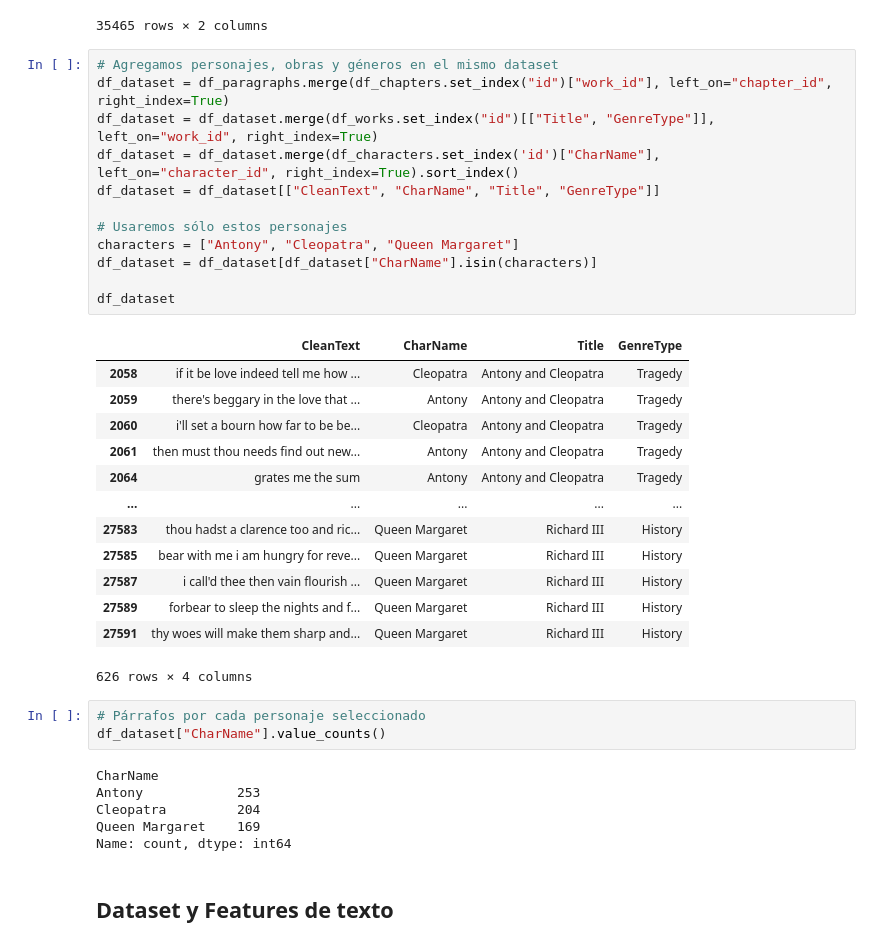
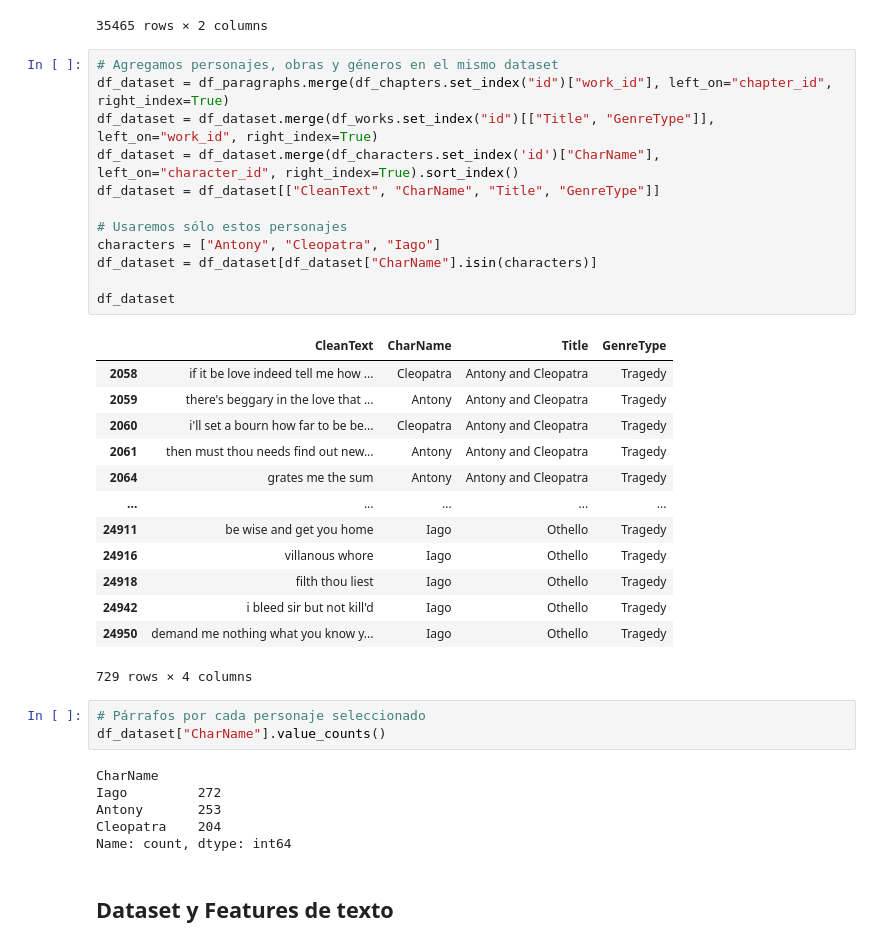
Before and after one commit to AlinaMendez/intro-cd, a Jupyter notebook: Tarea_2/shakespeare_tarea_2.ipynb, the cells around one changed output. Saved outputs shown, nothing was run; the diff lists cells and outputs as text.

```diff
--- a/Tarea_2/shakespeare_tarea_2.ipynb
+++ b/Tarea_2/shakespeare_tarea_2.ipynb
@@ -140,37 +141,37 @@ df_paragraphs[["PlainText", "CleanText"]]
 # %%
 # Agregamos personajes, obras y géneros en el mismo dataset
 df_dataset = df_paragraphs.merge(df_chapters.set_index("id")["work_id"], left_on="chapter_id", right_index=True)
 df_dataset = df_dataset.merge(df_works.set_index("id")[["Title", "GenreType"]], left_on="work_id", right_index=True)
 df_dataset = df_dataset.merge(df_characters.set_index('id')["CharName"], left_on="character_id", right_index=True).sort_index()
 df_dataset = df_dataset[["CleanText", "CharName", "Title", "GenreType"]]
 
 # Usaremos sólo estos personajes
-characters = ["Antony", "Cleopatra", "Queen Margaret"]
+characters = ["Antony", "Cleopatra", "Iago"]
 df_dataset = df_dataset[df_dataset["CharName"].isin(characters)]
 
 df_dataset
 # %% [output]
 |  | CleanText | CharName | Title | GenreType |
 | 2058 | if it be love indeed tell me how ... | Cleopatra | Antony and Cleopatra | Tragedy |
 | 2059 | there's beggary in the love that ... | Antony | Antony and Cleopatra | Tragedy |
 | 2060 | i'll set a bourn how far to be be... | Cleopatra | Antony and Cleopatra | Tragedy |
 | 2061 | then must thou needs find out new... | Antony | Antony and Cleopatra | Tragedy |
 | 2064 | grates me the sum | Antony | Antony and Cleopatra | Tragedy |
 | ... | ... | ... | ... | ... |
-| 27583 | thou hadst a clarence too and ric... | Queen Margaret | Richard III | History |
-| 27585 | bear with me i am hungry for reve... | Queen Margaret | Richard III | History |
-| 27587 | i call'd thee then vain flourish ... | Queen Margaret | Richard III | History |
-| 27589 | forbear to sleep the nights and f... | Queen Margaret | Richard III | History |
-| 27591 | thy woes will make them sharp and... | Queen Margaret | Richard III | History |
+| 24911 | be wise and get you home | Iago | Othello | Tragedy |
+| 24916 | villanous whore | Iago | Othello | Tragedy |
+| 24918 | filth thou liest | Iago | Othello | Tragedy |
+| 24942 | i bleed sir but not kill'd | Iago | Othello | Tragedy |
+| 24950 | demand me nothing what you know y... | Iago | Othello | Tragedy |
-626 rows × 4 columns
+729 rows × 4 columns
 # %%
 # Párrafos por cada personaje seleccionado
 df_dataset["CharName"].value_counts()
 # %% [output]
 CharName
-Antony            253
-Cleopatra         204
-Queen Margaret    169
+Iago         272
+Antony       253
+Cleopatra    204
 Name: count, dtype: int64
 # %% [markdown]
 ## Dataset y Features de texto
```
Also changed, not shown: parts of 3 cells of this notebook.
